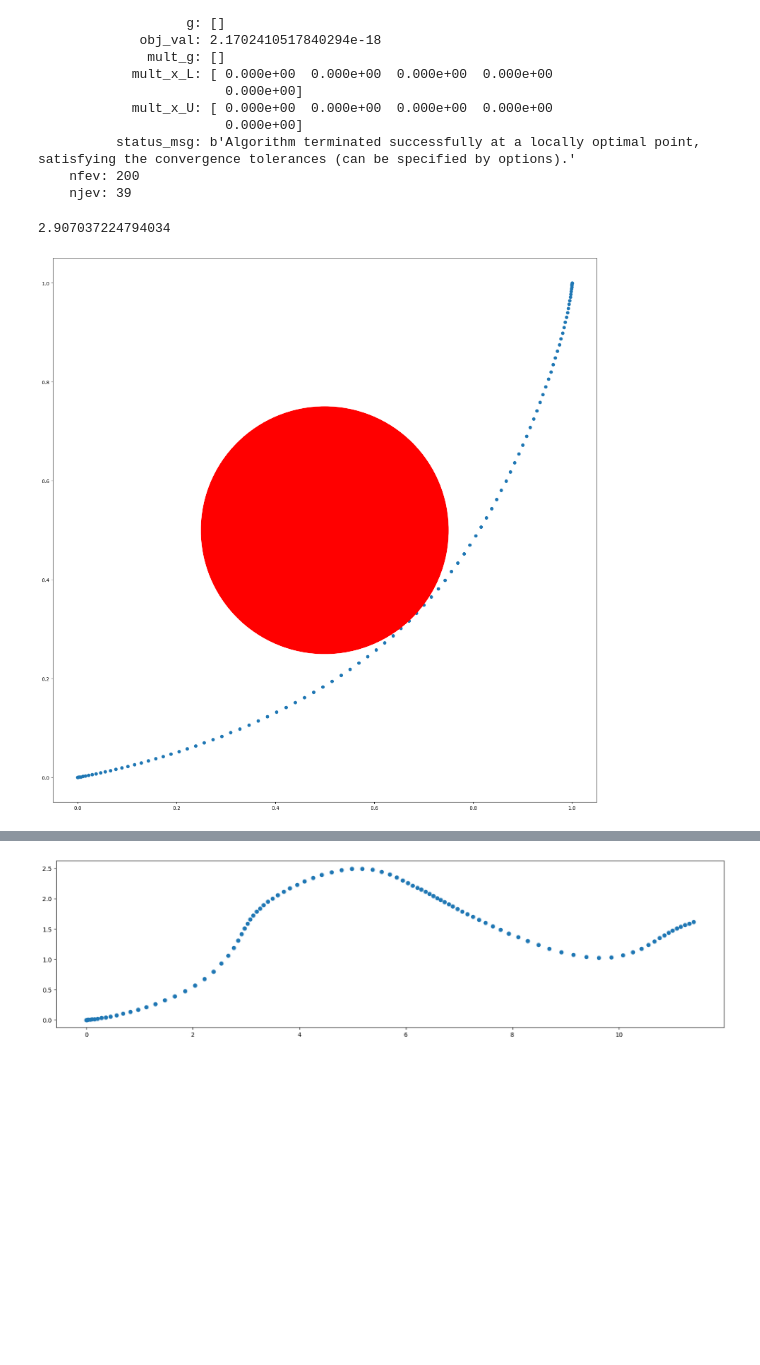
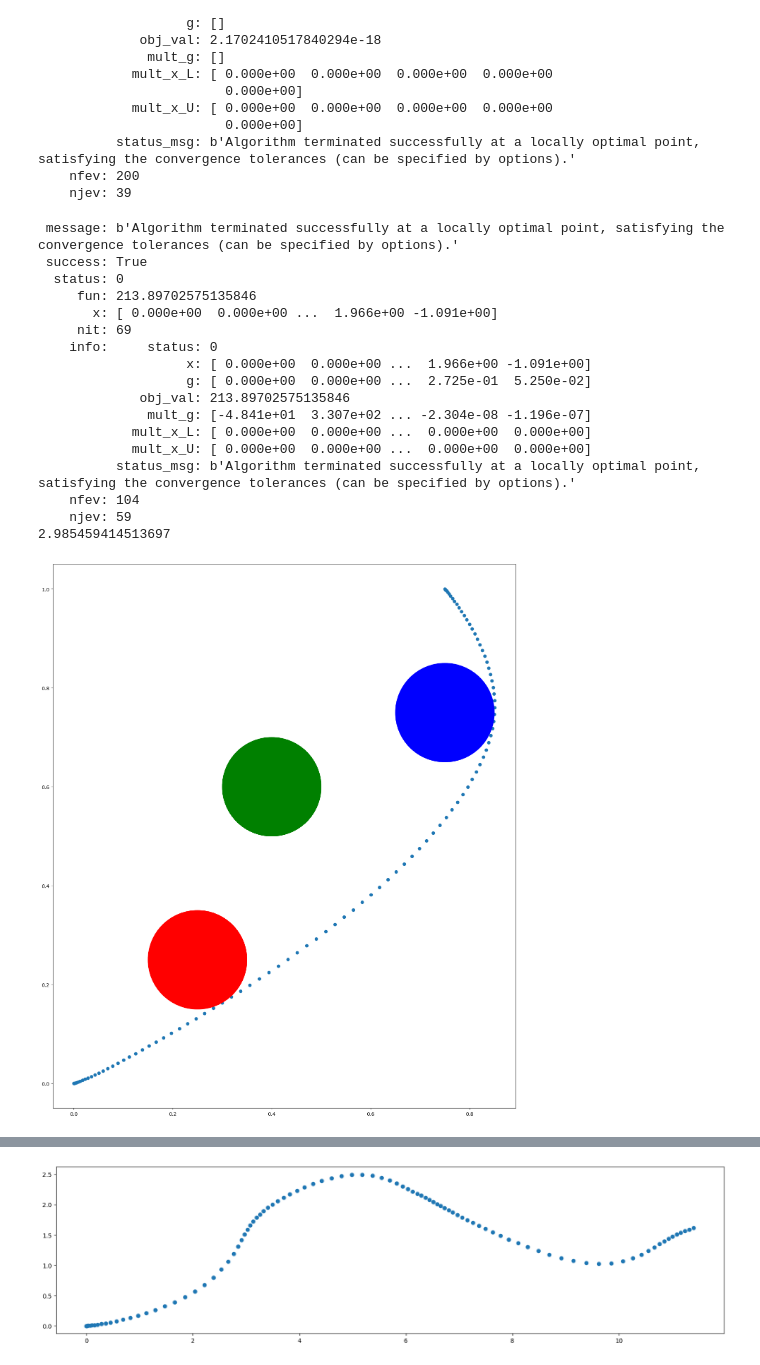
Before and after one commit to robomechanics/usv-testing, a Jupyter notebook: physdisc.ipynb, the cells around one changed output, grey strips where cells are left out. Cells and saved outputs as stored; diff of their text form; code cells hidden in the pictures; blank space fills up the shorter version.

Commit message:
Multiple obstacles and Hermite Simpson

```diff
--- a/physdisc.ipynb
+++ b/physdisc.ipynb
@@ -181,8 +191,9 @@ class TrajOpt:
             sn = states[i]
             snp1 = states[i+1]
             un = inputs[i]
-            dyn_snp1 = self.model.euler(sn, un, self.dt)
-            dynamics_constraint = snp1 - dyn_snp1
+            #dyn_snp1 = self.model.rk4(sn, un, self.dt)
+            #dynamics_constraint = snp1 - dyn_snp1
+            dynamics_constraint = self.model.hermite_simpson(sn, snp1, un, self.dt)
             constraints.extend(dynamics_constraint)
 
         assert np.all(np.isfinite(constraints)), "NaN or Inf in constraints"
@@ -199,13 +210,15 @@ class TrajOpt:
             constraints.extend(un-self.u_min)
             constraints.extend(self.u_max-un)
 
-        # Simulated obstacle
+        # Simulated obstacles
         for i in range(self.N):
             sn = states[i]
             X = sn[0]
             Y = sn[1]
-            obstacle_constraint = (X-0.5)**2 + (Y-0.5)**2 - 0.25**2
-            constraints.extend([obstacle_constraint])
+            oc1 = (X-0.25)**2 + (Y-0.25)**2 - 0.1**2
+            oc2 = (X-0.6)**2 + (Y-0.4)**2 - 0.1**2
+            oc3 = (X-0.75)**2 + (Y-0.75)**2 - 0.1**2
+            constraints.extend([oc1, oc2, oc3])
 
         assert np.all(np.isfinite(constraints)), "NaN or Inf in constraints"
         return np.array(constraints)
@@ -220,7 +233,7 @@ class TrajOpt:
             fun=self.LQRcost,
             x0=self.Z0,
             constraints=constraints,
-            tol=1e-2
+            tol=1
         )
 # %%
 # Simulation variables
@@ -238,21 +251,61 @@ Qf = np.eye(ns)*10.0
 s0 = np.zeros(6)
 sf = np.zeros(6)
 sf[0] = 1
-sf[1] = 1
+sf[1] = 0.75
 # %%
 model = VesselModel()
 trajoptimizer = TrajOpt(model, N, ns, nu, dt, Q, R, Qf, s0, sf)
 trajoptimizer.exec_trajopt()
 # %%
+print(trajoptimizer.sol)
 S, U = trajoptimizer.flat2vec(trajoptimizer.sol.x)
 print(np.max(U))
 ps = list(zip(*S))
 fig, axes = plt.subplots(1, 1, figsize=(20, 20))
-axes.scatter(ps[0], ps[1])
-circle = plt.Circle((0.5, 0.5), 0.25, color='r')
-axes.add_patch(circle)
+axes.scatter(ps[1], ps[0])
+circle1 = plt.Circle((0.25, 0.25), 0.1, color='r')
+circle2 = plt.Circle((0.4, 0.6), 0.1, color='g')
+circle3 = plt.Circle((0.75, 0.75), 0.1, color='b')
+axes.add_patch(circle1)
+axes.add_patch(circle2)
+axes.add_patch(circle3)
 axes.set_aspect('equal', adjustable='box')
 plt.show()
+
+Sfwd = np.zeros((N,ns))
+Sfwd[0] = S[0]
+for i in range(N-1):
+    Sn = Sfwd[i]
+    Un = U[i]
+    Sfwd[i+1] = model.rk4(Sn, Un, dt)
+
+ps = list(zip(*Sfwd))
+fig, axes = plt.subplots(1, 1, figsize=(20, 20))
+axes.scatter(ps[1], ps[0])
+circle1 = plt.Circle((0.25, 0.25), 0.1, color='r')
+circle2 = plt.Circle((0.4, 0.6), 0.1, color='g')
+circle3 = plt.Circle((0.75, 0.75), 0.1, color='b')
+axes.add_patch(circle1)
+axes.add_patch(circle2)
+axes.add_patch(circle3)
+axes.set_aspect('equal', adjustable='box')
+plt.show()
 # %% [output]
-2.907037224794034
+ message: b'Algorithm terminated successfully at a locally optimal point, satisfying the convergence tolerances (can be specified by options).'
+ success: True
+  status: 0
+     fun: 213.89702575135846
+       x: [ 0.000e+00  0.000e+00 ...  1.966e+00 -1.091e+00]
+     nit: 69
+    info:     status: 0
+                   x: [ 0.000e+00  0.000e+00 ...  1.966e+00 -1.091e+00]
+                   g: [ 0.000e+00  0.000e+00 ...  2.725e-01  5.250e-02]
+             obj_val: 213.89702575135846
+              mult_g: [-4.841e+01  3.307e+02 ... -2.304e-08 -1.196e-07]
+            mult_x_L: [ 0.000e+00  0.000e+00 ...  0.000e+00  0.000e+00]
+            mult_x_U: [ 0.000e+00  0.000e+00 ...  0.000e+00  0.000e+00]
+          status_msg: b'Algorithm terminated successfully at a locally optimal point, satisfying the convergence tolerances (can be specified by options).'
+    nfev: 104
+    njev: 59
+2.985459414513697
-[figure, old version]
+[figure, new version]
```
Also changed, not shown: parts of 2 cells of this notebook.
